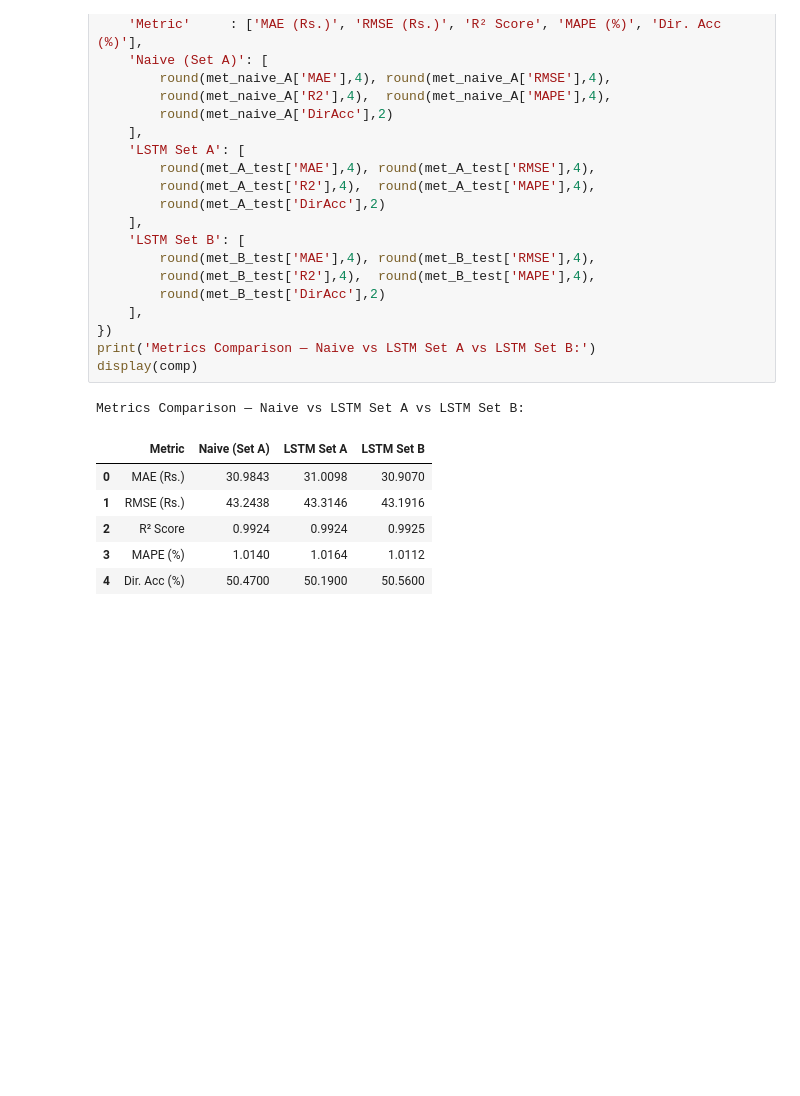
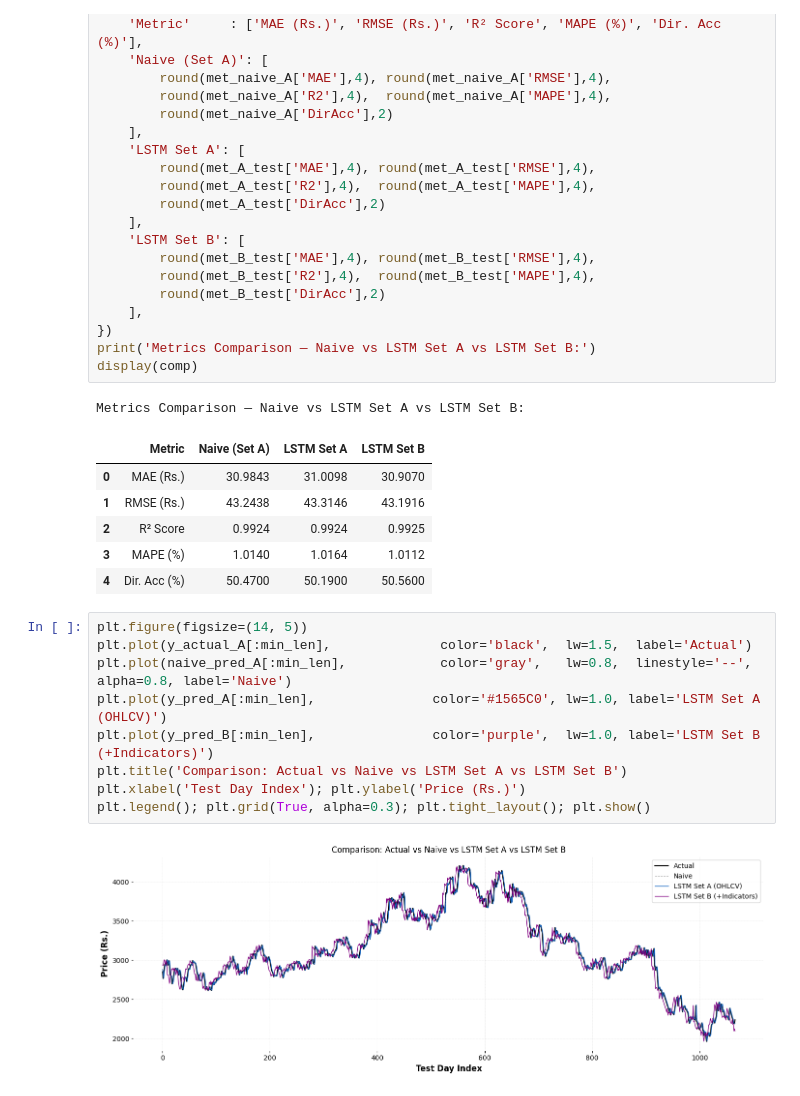
Before and after one commit to rishika790/AI-PORTFOLIO, a Jupyter notebook: DL_GRU_OHLCV_vs_Indicators.ipynb, the cells around one changed output. Drawn from its saved outputs; the diff is of its cells as text; blank space fills up the shorter version.

Commit message:
code: cell 73 — plt.figure(figsize=(14, 5))

```diff
--- a/DL_GRU_OHLCV_vs_Indicators.ipynb
+++ b/DL_GRU_OHLCV_vs_Indicators.ipynb
@@ -1045,3 +1045,14 @@ Metrics Comparison — Naive vs LSTM Set A vs LSTM Set B:
 | 2 | R² Score | 0.9924 | 0.9924 | 0.9925 |
 | 3 | MAPE (%) | 1.0140 | 1.0164 | 1.0112 |
 | 4 | Dir. Acc (%) | 50.4700 | 50.1900 | 50.5600 |
+# %%
+plt.figure(figsize=(14, 5))
+plt.plot(y_actual_A[:min_len],              color='black',  lw=1.5,  label='Actual')
+plt.plot(naive_pred_A[:min_len],            color='gray',   lw=0.8,  linestyle='--', alpha=0.8, label='Naive')
+plt.plot(y_pred_A[:min_len],               color='#1565C0', lw=1.0, label='LSTM Set A (OHLCV)')
+plt.plot(y_pred_B[:min_len],               color='purple',  lw=1.0, label='LSTM Set B (+Indicators)')
+plt.title('Comparison: Actual vs Naive vs LSTM Set A vs LSTM Set B')
+plt.xlabel('Test Day Index'); plt.ylabel('Price (Rs.)')
+plt.legend(); plt.grid(True, alpha=0.3); plt.tight_layout(); plt.show()
+# %% [output]
+[figure, added]
```
